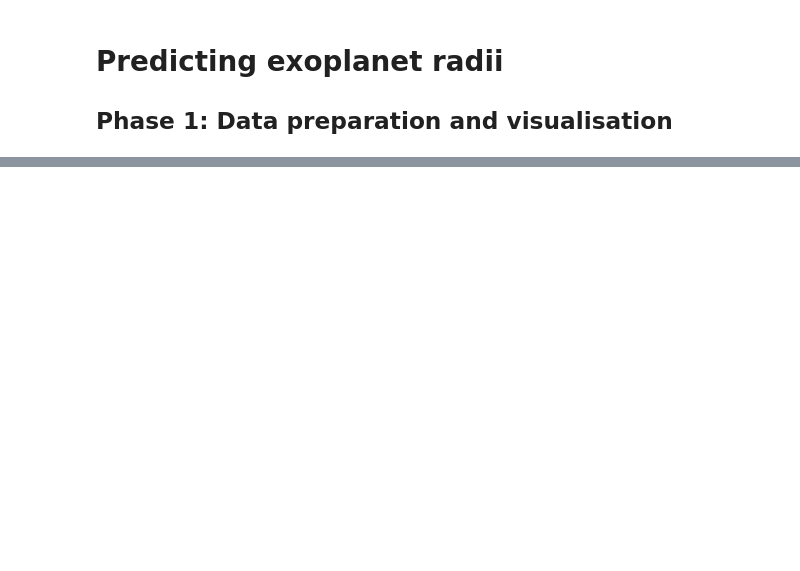
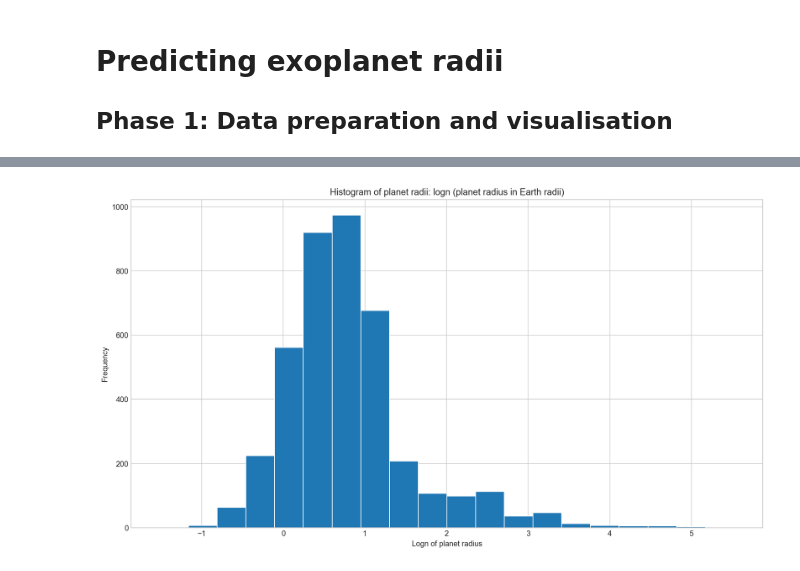
Before and after one commit to GeordieEK/Exoplanet-Radius-Prediction, a Jupyter notebook: Exoplanets-BG.ipynb, the cells around one changed output, grey strips where cells are left out. Cells and saved outputs as stored; diff of their text form; code cells hidden in the pictures; blank space fills up the shorter version.

```diff
--- a/Exoplanets-BG.ipynb
+++ b/Exoplanets-BG.ipynb
@@ -163,2 +284,6 @@ acceptable_perc_uncertainty = 0.5
+# %%
+columns_to_drop_due_to_high_uncertainty = ['koi_srho', 'koi_srho_err1', 'koi_srho_err2', 'koi_insol', 'koi_insol_err1', 'koi_insol_err2', 'koi_smet', 'koi_smet_err1', 'koi_smet_err2', 'koi_impact', 'koi_impact_err1', 'koi_impact_err2']
+# %%
+df = df.drop(columns_to_drop_due_to_high_uncertainty, axis = 1)
 # %%
 columns_with_error_range = [c.removesuffix('_err1') for c in list(df) if c.endswith('_err1')]
@@ -167,10 +290,21 @@ __NEED TO INCLUDE THE COLUMNS THAT HAVE A SINGLE ERROR VALUE, e.g. koi_dikco_msk
 # %%
+uncertainty_cols = []
+
 for col in columns_with_error_range:
     col_err1 = col + '_err1'
     col_err2 = col + '_err2'
     col_err1_pc = col + '_err1_pc'
     col_err2_pc = col + '_err2_pc'
+    uncertainty_cols.append(col_err1)
+    uncertainty_cols.append(col_err2)
     df[col_err1_pc] = df[col_err1].abs() / df[col].abs()
     df[col_err2_pc] = df[col_err2].abs() / df[col].abs()
 
 df.replace([np.inf, -np.inf], np.nan, inplace=True)
+
+columns_with_error_pc = [c for c in list(df) if c.endswith('_pc')]
+
+# <15% uncertainty OR no uncertainty specified.
+dfiltered = df[((df[columns_with_error_pc] < allowed_uncertainty) | (df[columns_with_error_pc].isna()) ).all(axis=1)]
+
+dfiltered.shape
@@ -199,0 +335,6 @@ dfiltered.sample(10)
+# %%
+df = df.drop(columns_with_error_pc, axis = 1)
+df = df.drop(uncertainty_cols, axis = 1)
+
+dfiltered = dfiltered.drop(columns_with_error_pc, axis = 1)
+dfiltered = dfiltered.drop(uncertainty_cols, axis = 1)
@@ -199,0 +374,9 @@ dfiltered.sample(10)
+# %%
+plt.figure(figsize = (15,8))
+plt.hist(np.log(df['koi_prad']), bins=20)
+plt.title('Histogram of planet radii: logn (planet radius in Earth radii)')
+plt.xlabel("Logn of planet radius")
+plt.ylabel("Frequency")
+plt.show()
+# %% [output]
+[figure, added]
```
Also changed, not shown: parts of 79 cells of this notebook, 1 other file.
